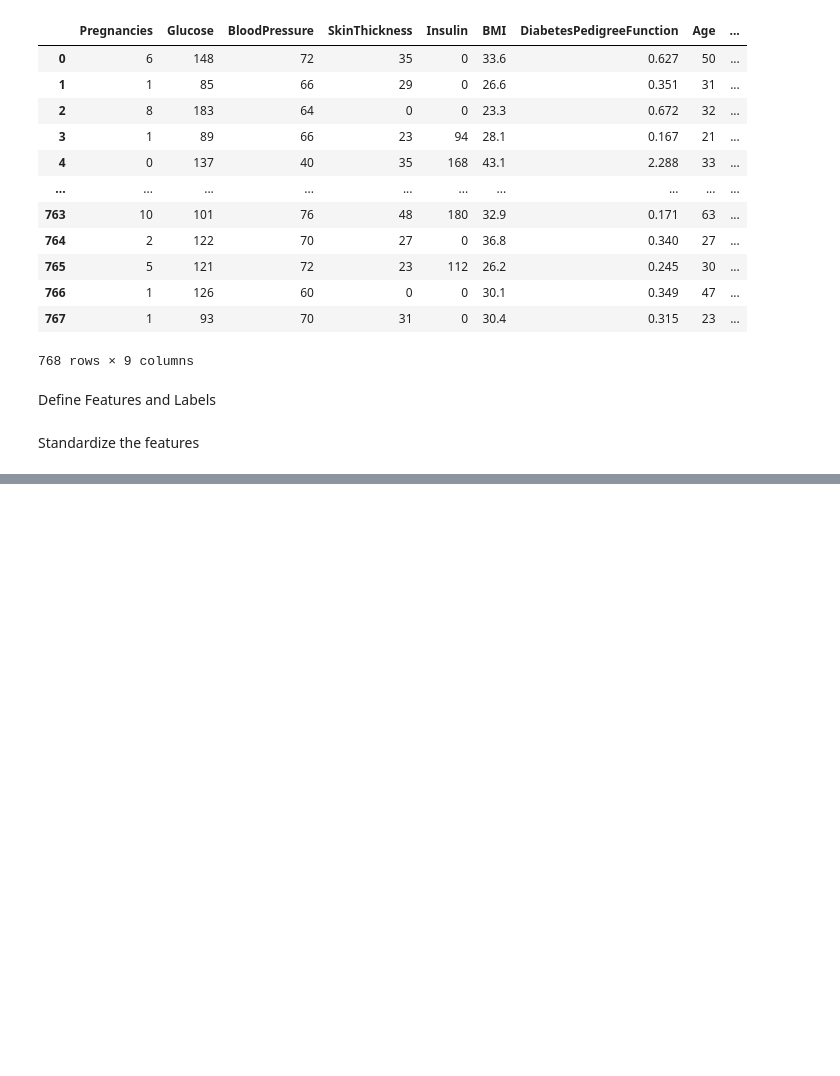
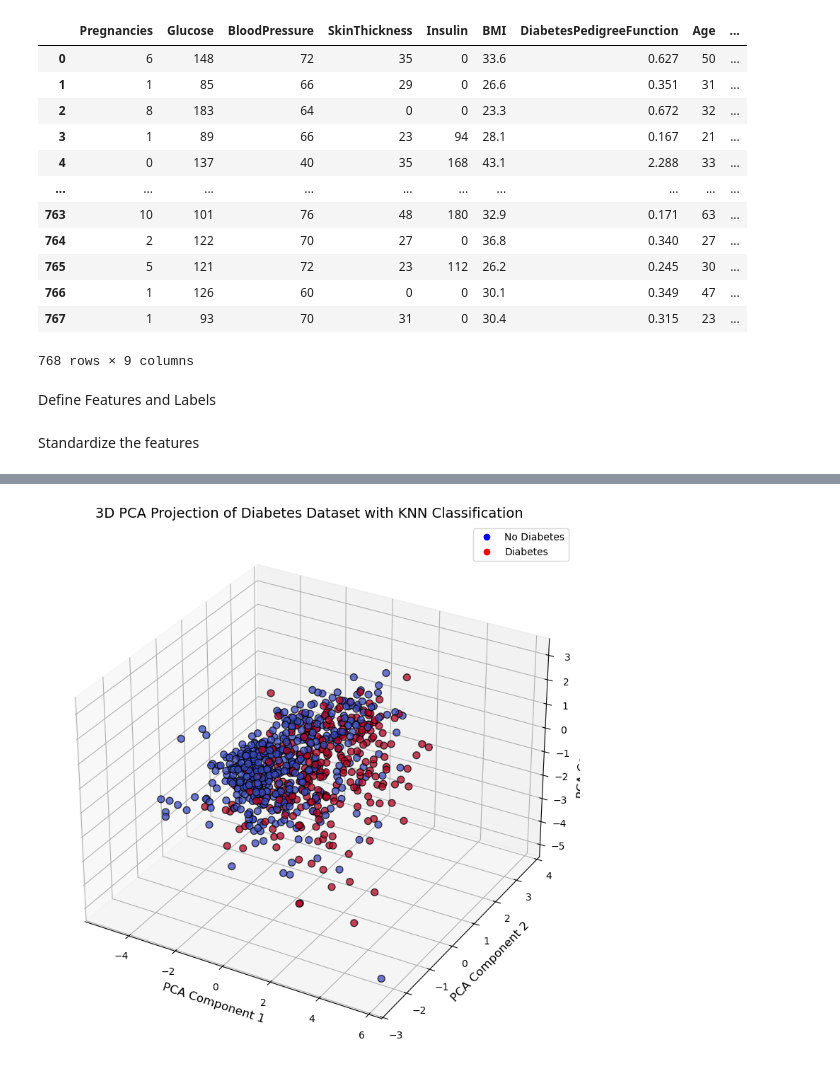
Before and after one commit to mettlrob/FoDS-Diabetes-Diagnosis, a Jupyter notebook: ML_Models/k_N_N/KNN.ipynb, the cells around one changed output, grey strips where cells are left out. Drawn from its saved outputs; the diff is of its cells as text; code cells hidden in the pictures; blank space fills up the shorter version.

```diff
--- a/ML_Models/k_N_N/KNN.ipynb
+++ b/ML_Models/k_N_N/KNN.ipynb
@@ -63,0 +134,35 @@ X_scaled = scaler.fit_transform(X)
+# %%
+# Apply PCA to 3 components
+pca = PCA(n_components=3)
+X_pca_3d = pca.fit_transform(X_scaled)
+
+# Fit KNN
+knn = KNeighborsClassifier(n_neighbors=5)
+knn.fit(X_pca_3d, y)
+
+# Plotting the 3D PCA-transformed data with KNN
+fig = plt.figure(figsize=(12, 8))
+ax = fig.add_subplot(111, projection='3d')
+
+# Scatter plot with outcome coloring
+scatter = ax.scatter(X_pca_3d[:, 0], X_pca_3d[:, 1], X_pca_3d[:, 2],
+                     c=y, cmap='coolwarm', edgecolor='k', s=50, alpha=0.75)
+
+# Axis labels and title
+ax.set_xlabel('PCA Component 1', fontsize=12)
+ax.set_ylabel('PCA Component 2', fontsize=12)
+ax.set_zlabel('PCA Component 3', fontsize=12)
+ax.set_title('3D PCA Projection of Diabetes Dataset with KNN Classification', fontsize=14)
+
+# Custom legend
+from matplotlib.lines import Line2D
+legend_elements = [
+    Line2D([0], [0], marker='o', color='w', label='No Diabetes', markerfacecolor='blue', markersize=8),
+    Line2D([0], [0], marker='o', color='w', label='Diabetes', markerfacecolor='red', markersize=8)
+]
+ax.legend(handles=legend_elements, loc='upper right')
+
+plt.tight_layout()
+plt.show()
+# %% [output]
+[figure, added]
```
Also changed, not shown: parts of 9 cells of this notebook.
